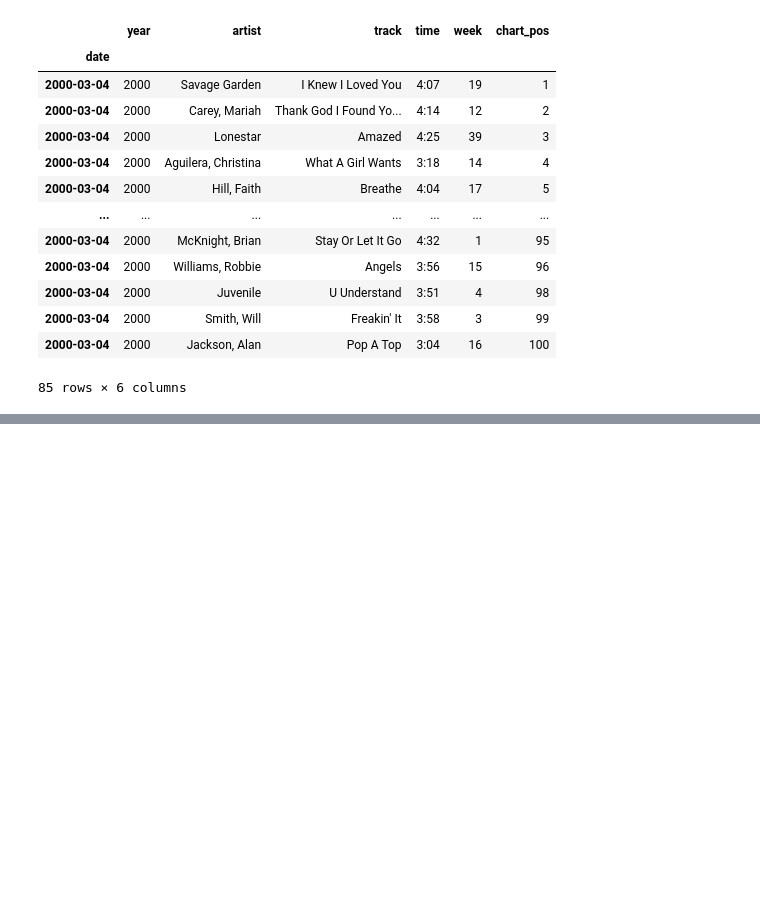
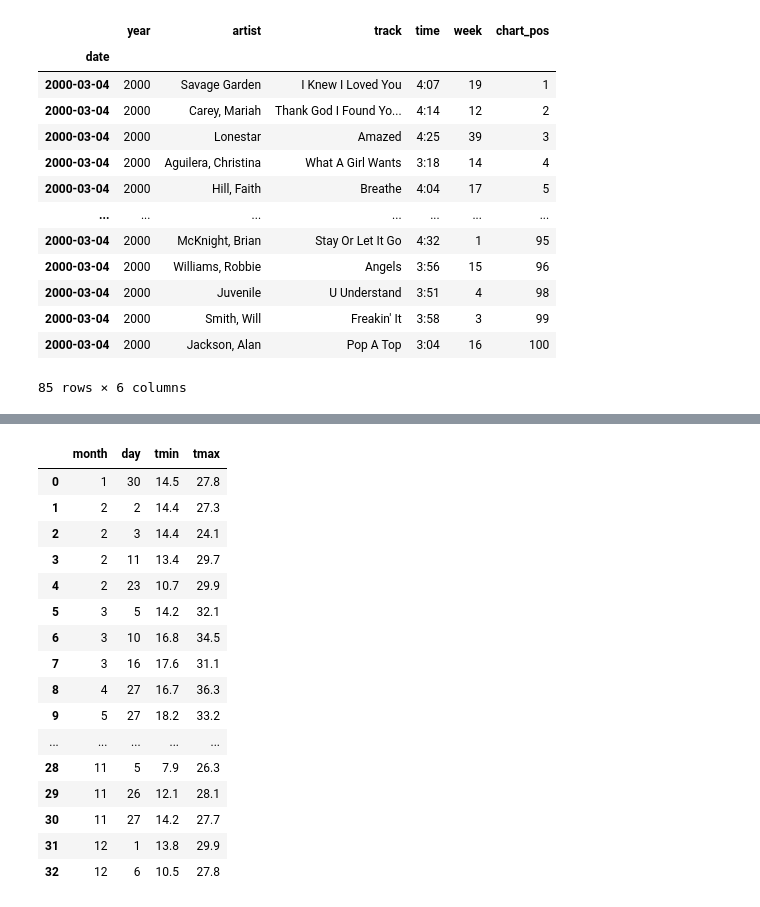
Before and after one commit to CodeupClassroom/innis-classification-exercises, a Jupyter notebook: tidy_data_exercise.ipynb, the cells around one changed output, grey strips where cells are left out. Saved outputs shown, nothing was run; the diff lists cells and outputs as text; code cells hidden in the pictures; blank space fills up the shorter version.

```diff
--- a/tidy_data_exercise.ipynb
+++ b/tidy_data_exercise.ipynb
@@ -202,0 +245,31 @@ df.set_index('date').loc['2000-03-04'].sort_values(by='chart_pos')
+# %%
+df_melt = (
+    df.drop(columns=['id', 'year'])
+    .melt(id_vars=['month', 'element'], var_name='day')
+    .dropna()
+    .pivot_table('value', index=['day', 'month'], columns='element')
+    .reset_index()
+)
+df_melt.columns.name = ''
+df_melt.day = df_melt.day.str[1:].astype(int)
+df_melt = df_melt.sort_values(by=['month', 'day'])[['month', 'day', 'tmin', 'tmax']]
+df_melt = df_melt.reset_index(drop=True)
+df_melt
+# %% [output]
+|  | month | day | tmin | tmax |
+| 0 | 1 | 30 | 14.5 | 27.8 |
+| 1 | 2 | 2 | 14.4 | 27.3 |
+| 2 | 2 | 3 | 14.4 | 24.1 |
+| 3 | 2 | 11 | 13.4 | 29.7 |
+| 4 | 2 | 23 | 10.7 | 29.9 |
+| 5 | 3 | 5 | 14.2 | 32.1 |
+| 6 | 3 | 10 | 16.8 | 34.5 |
+| 7 | 3 | 16 | 17.6 | 31.1 |
+| 8 | 4 | 27 | 16.7 | 36.3 |
+| 9 | 5 | 27 | 18.2 | 33.2 |
+| ... | ... | ... | ... | ... |
+| 28 | 11 | 5 | 7.9 | 26.3 |
+| 29 | 11 | 26 | 12.1 | 28.1 |
+| 30 | 11 | 27 | 14.2 | 27.7 |
+| 31 | 12 | 1 | 13.8 | 29.9 |
+| 32 | 12 | 6 | 10.5 | 27.8 |
```
Also changed, not shown: parts of 8 cells of this notebook.
